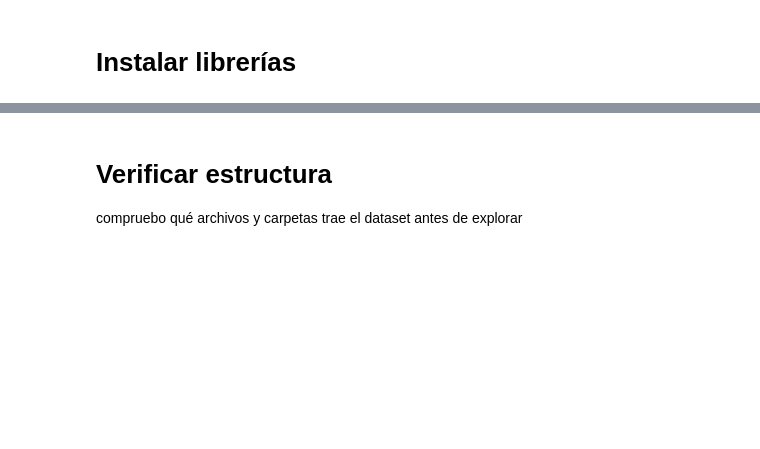
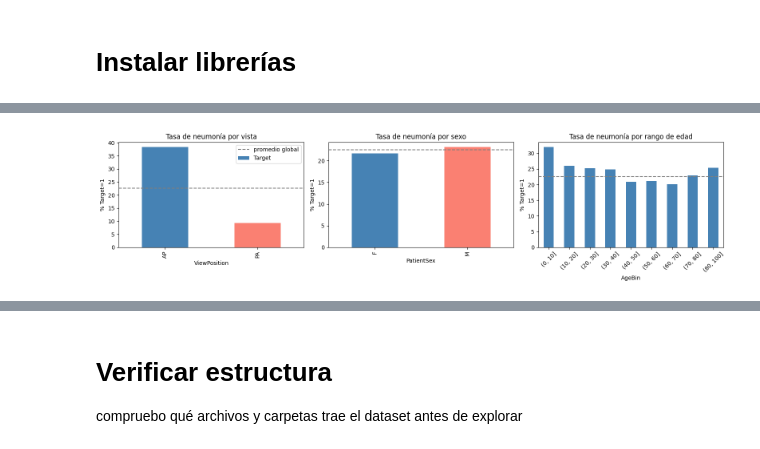
Before and after one commit to franciscofdzfer/RSNAPneumonia, a Jupyter notebook: rsnapneumoniadetection.ipynb, the cells around one changed output, grey strips where cells are left out. Drawn from its saved outputs; the diff is of its cells as text; code cells hidden in the pictures; blank space fills up the shorter version.

```diff
--- a/rsnapneumoniadetection.ipynb
+++ b/rsnapneumoniadetection.ipynb
@@ -43,0 +260,98 @@ import matplotlib.patches as patches
+# %%
+# %% [CELDA 9bis] -- Cuantificar relación de metadatos con Target
+
+# --- 1) Vista (AP/PA) vs Target ---
+print("="*60)
+print("VISTA (AP/PA) vs TARGET")
+print("="*60)
+
+view_target = pd.crosstab(full_meta["ViewPosition"], full_meta["Target"])
+view_target_pct = pd.crosstab(full_meta["ViewPosition"], full_meta["Target"], normalize="index") * 100
+
+print("\nConteo absoluto:")
+print(view_target)
+print("\n% de neumonía dentro de cada vista (por fila):")
+print(view_target_pct.round(2))
+
+# Tasa de positivos por vista, en una sola línea fácil de leer
+tasa_por_vista = full_meta.groupby("ViewPosition")["Target"].mean() * 100
+print("\nTasa de Target=1 por vista:")
+print(tasa_por_vista.round(2))
+
+
+# --- 2) Sexo vs Target ---
+print("\n" + "="*60)
+print("SEXO vs TARGET")
+print("="*60)
+
+sex_target = pd.crosstab(full_meta["PatientSex"], full_meta["Target"])
+sex_target_pct = pd.crosstab(full_meta["PatientSex"], full_meta["Target"], normalize="index") * 100
+
+print("\nConteo absoluto:")
+print(sex_target)
+print("\n% de neumonía dentro de cada sexo:")
+print(sex_target_pct.round(2))
+
+tasa_por_sexo = full_meta.groupby("PatientSex")["Target"].mean() * 100
+print("\nTasa de Target=1 por sexo:")
+print(tasa_por_sexo.round(2))
+
+
+# --- 3) Edad vs Target ---
+print("\n" + "="*60)
+print("EDAD vs TARGET")
+print("="*60)
+
+print("\nEstadísticas de edad por grupo:")
+print(full_meta.groupby("Target")["PatientAge"].describe().round(2))
+
+# Dividir edad en bins para ver la tasa de positivos por rango etario
+full_meta["AgeBin"] = pd.cut(full_meta["PatientAge"], bins=[0, 10, 20, 30, 40, 50, 60, 70, 80, 100])
+tasa_por_edad = full_meta.groupby("AgeBin")["Target"].mean() * 100
+conteo_por_edad = full_meta.groupby("AgeBin")["Target"].count()
+
+print("\nTasa de Target=1 por rango de edad (y tamaño de muestra):")
+resumen_edad = pd.DataFrame({"tasa_positivos_%": tasa_por_edad.round(2), "n_pacientes": conteo_por_edad})
+print(resumen_edad)
+
+
+# --- 4) Visualización conjunta de tasas (más clara que los countplots crudos) ---
+fig, axes = plt.subplots(1, 3, figsize=(16, 4))
+
+tasa_por_vista.plot(kind="bar", ax=axes[0], color=["steelblue", "salmon"])
+axes[0].set_title("Tasa de neumonía por vista")
+axes[0].set_ylabel("% Target=1")
+axes[0].axhline(full_meta["Target"].mean()*100, color="gray", linestyle="--", label="promedio global")
+axes[0].legend()
+
+tasa_por_sexo.plot(kind="bar", ax=axes[1], color=["steelblue", "salmon"])
+axes[1].set_title("Tasa de neumonía por sexo")
+axes[1].set_ylabel("% Target=1")
+axes[1].axhline(full_meta["Target"].mean()*100, color="gray", linestyle="--")
+
+tasa_por_edad.plot(kind="bar", ax=axes[2], color="steelblue")
+axes[2].set_title("Tasa de neumonía por rango de edad")
+axes[2].set_ylabel("% Target=1")
+axes[2].tick_params(axis="x", rotation=45)
+axes[2].axhline(full_meta["Target"].mean()*100, color="gray", linestyle="--")
+
+plt.tight_layout()
+plt.show()
+
+
+# --- 5) Test estadístico simple: ¿la diferencia en vista/sexo es significativa? ---
+from scipy.stats import chi2_contingency
+
+print("\n" + "="*60)
+print("TEST CHI-CUADRADO (¿la relación es estadísticamente significativa?)")
+print("="*60)
+
+for var in ["ViewPosition", "PatientSex"]:
+    tabla = pd.crosstab(full_meta[var], full_meta["Target"])
+    chi2, p, dof, expected = chi2_contingency(tabla)
+    print(f"\n{var}: chi2={chi2:.2f}, p-value={p:.2e}")
+    if p < 0.05:
+        print(f"  -> Relación estadísticamente significativa (p < 0.05)")
+    else:
+        print(f"  -> No hay evidencia de relación significativa")
+# %% [output]
@@ -43,0 +375 @@ import matplotlib.patches as patches
+[figure, added]
```
Also changed, not shown: parts of 26 cells of this notebook.
